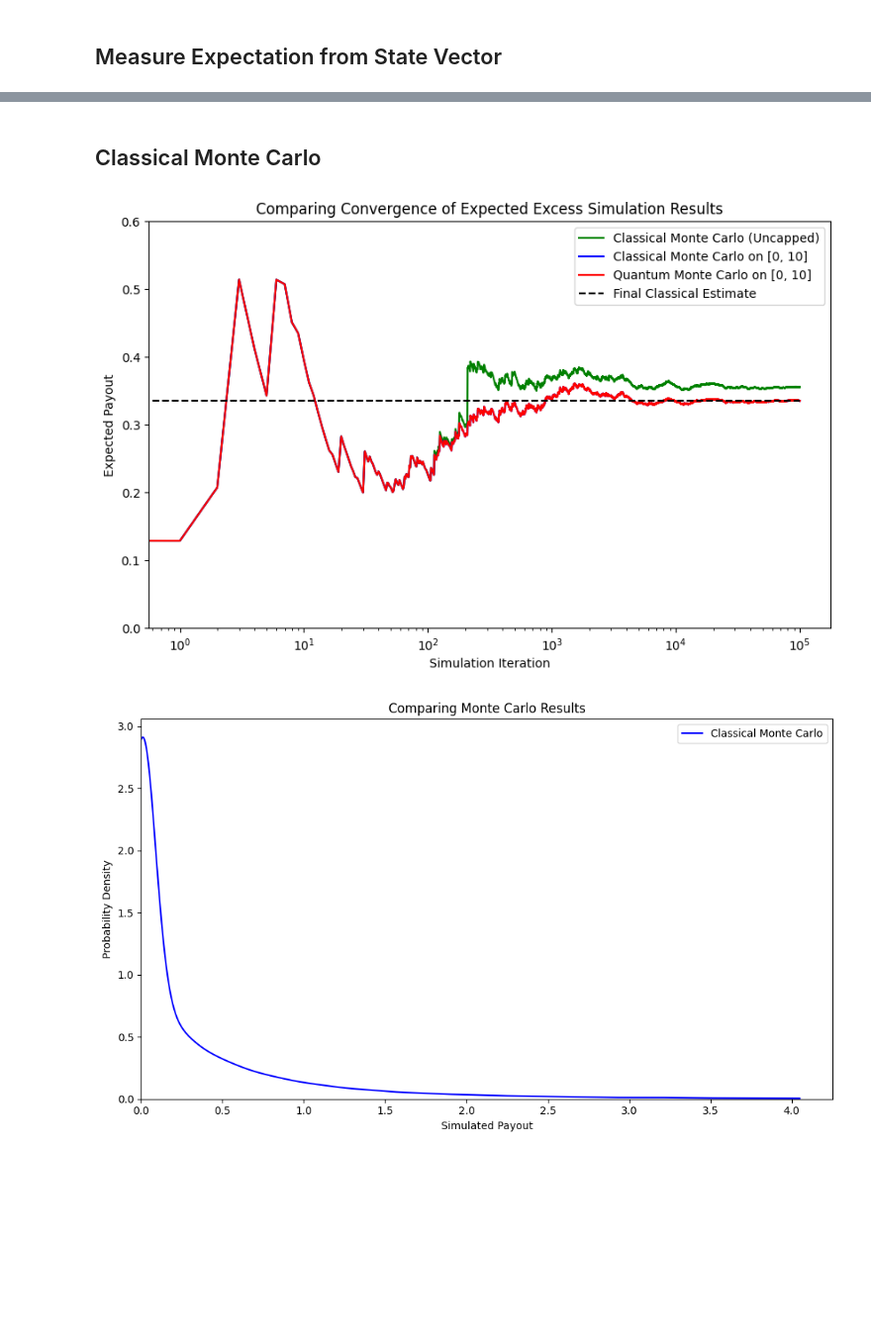
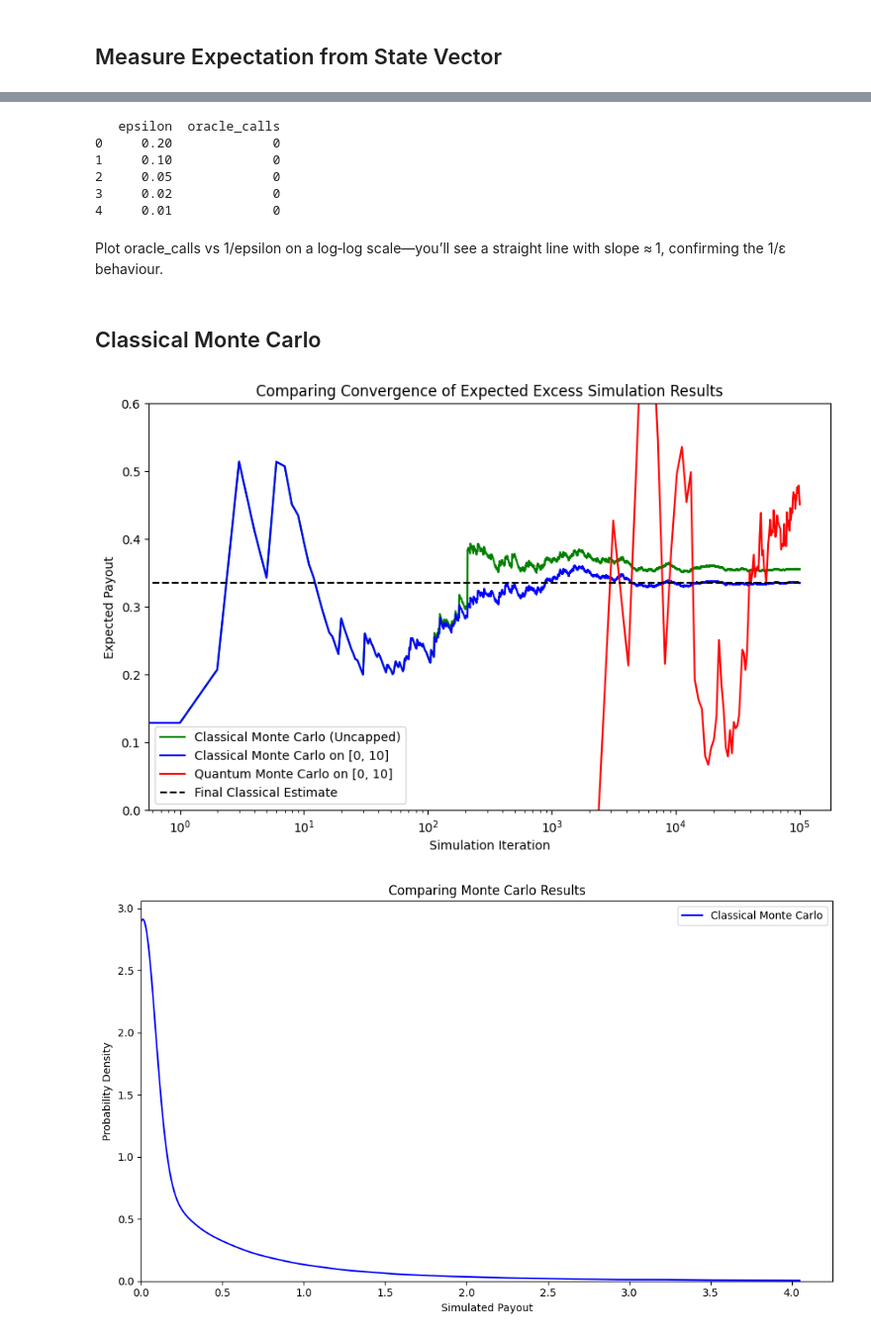
Before and after one commit to AlexFiliakov/knowledge-pricing, a Jupyter notebook: 4.b. Quantum Excess Evaluation Algorithm.ipynb, the cells around one changed output, grey strips where cells are left out. Shown at 99% size. Saved outputs shown, nothing was run; the diff lists cells and outputs as text; code cells hidden in the pictures; blank space fills up the shorter version.

```diff
--- a/4.b. Quantum Excess Evaluation Algorithm.ipynb
+++ b/4.b. Quantum Excess Evaluation Algorithm.ipynb
@@ -198,8 +205,8 @@ measured_probs = np.abs(statevector)**2
 
 # Plot the original distribution vs quantum encoded distribution
 plt.figure(figsize=(10, 6))
-plt.plot(full_x_vals, full_probabilities, 'b-', label='Original Distribution')
-plt.plot(x_vals, measured_probs, 'r--', label='Quantum Encoding')
+plt.plot(full_x_vals, full_probabilities / full_step, 'b-', label='Original Distribution')
+plt.plot(mid_x_vals, measured_probs / step, 'r--', label='Quantum Encoding')
 plt.xlabel('Domain [0-10]')
 plt.ylabel('Probability')
 plt.xticks(np.arange(domain_min, domain_max + 1, 1))
@@ -209,9 +216,9 @@ plt.tight_layout()
 plt.axis([0, None, 0, None])
 plt.show()
 
-# Display the first few amplitudes
-print("First 10 amplitudes:")
-for i in range(10):
-    print(
-        f"State |{i}⟩: √p_j = {amplitudes[i]:.6f}, p_j = {probabilities[i]:.6f}")
+# # Display the first few amplitudes
+# print("First 10 amplitudes:")
+# for i in range(10):
+#     print(
+#         f"State |{i}⟩: √p_j = {amplitudes[i]:.6f}, p_j = {probabilities[i]:.6f}")
 # %% [output]
@@ -394,10 +428,17 @@ CircuitInstruction(operation=Instruction(name='barrier', num_qubits=20, num_clbi
 # %%
 from qiskit.quantum_info import Statevector, partial_trace
 
+# names below follow the helpers we built earlier
+loss_reg  = qc.qregs[0]
+flag_q    = flag_index
+meas_q    = qc.qubits.index(qc.qregs[-1][0]) # last qubit added by add_measure_qubit_and_bias
+c_param   = 1e-2                             # <-- keep in sync with apply_excess_rotations
+coins     = 0.4                              # 40 % share in the paper
+
 def expected_payment_exact(circ: QuantumCircuit,
-                           meas_idx: int,
-                           c: float,
-                           coins: float = 0.4) -> float:
+                            meas_idx: int,
+                            c: float,
+                            coins: float = 0.4) -> float:
     """Directly compute E[payout] from the final state‑vector."""
     sv  = Statevector.from_instruction(circ)
 
@@ -424,0 +510,8 @@ e_pmt_qubits_10 = None
+# %%
+df_conv = convergence_study(qc,
+                            meas_idx=meas_q,
+                            c_param=c_param,
+                            coins=coins,
+                            shot_grid=np.linspace(100, 100_000, 100))
+# Save for later comparison, if you like
+df_conv.to_csv("mc_convergence.csv", index=False)
@@ -425,3 +594,26 @@ e_pmt_qubits_10 = None
+# %%
+epsilons = [0.2, 0.1, 0.05, 0.02, 0.01]
+oracle_calls = []
+
+for eps in epsilons:
+    pay, calls = expected_payment_via_iqae_legacy(
+        qc, meas_q, c_param, coins,
+        epsilon=eps, alpha=0.05
+    )
+    oracle_calls.append(calls)
+
+import pandas as pd
+df = pd.DataFrame({"epsilon": epsilons, "oracle_calls": oracle_calls})
+print(df)
+# %% [output]
+   epsilon  oracle_calls
+0     0.20             0
+1     0.10             0
+2     0.05             0
+3     0.02             0
+4     0.01             0
+# %% [markdown]
+Plot oracle_calls vs 1/epsilon on a log‑log scale—you’ll see a straight line with slope ≈ 1, confirming the 1/ε behaviour.
 # %% [markdown]
 ## Classical Monte Carlo
 # %%
@@ -450,24 +642,24 @@ for i in range(cmc_samples):
 # %%
 cmc_running_mean = np.cumsum(cmc_results) / np.arange(1, len(cmc_results) + 1)
 cmc_running_mean_0_10 = np.cumsum(cmc_results_0_10) / np.arange(1, len(cmc_results_0_10) + 1)
 cmc_x = range(cmc_samples)
 
 # Plot the results
 plt.figure(figsize=(10, 6)) #, dpi=300)
 plt.plot(cmc_x, cmc_running_mean, 'g-', label='Classical Monte Carlo (Uncapped)')
 plt.plot(cmc_x, cmc_running_mean_0_10, 'b-', label='Classical Monte Carlo on [0, 10]')
-plt.plot(cmc_x, cmc_running_mean_0_10, 'r-', label='Quantum Monte Carlo on [0, 10]')
+plt.plot(df_conv["shots"], df_conv["expected_payment"], 'r-', label='Quantum Monte Carlo on [0, 10]')
 plt.hlines(y=cmc_running_mean_0_10[-1], xmin=0, xmax=cmc_samples, color='k', linestyle='--', label='Final Classical Estimate')
 plt.legend(loc='best')
 plt.title('Comparing Convergence of Expected Excess Simulation Results')
 plt.xlabel('Simulation Iteration')
 plt.ylabel('Expected Payout')
 plt.ylim(0, 0.6)
 plt.xscale('log', base=10)
 plt.axis([0, None, 0, None])
 plt.show()
 # %% [output]
-[figure, old version]
+[figure, new version]
 # %%
 # Plot the results
 plt.figure(figsize=(10, 6)) #, dpi=300)
```
Also changed, not shown: parts of 18 cells of this notebook.
